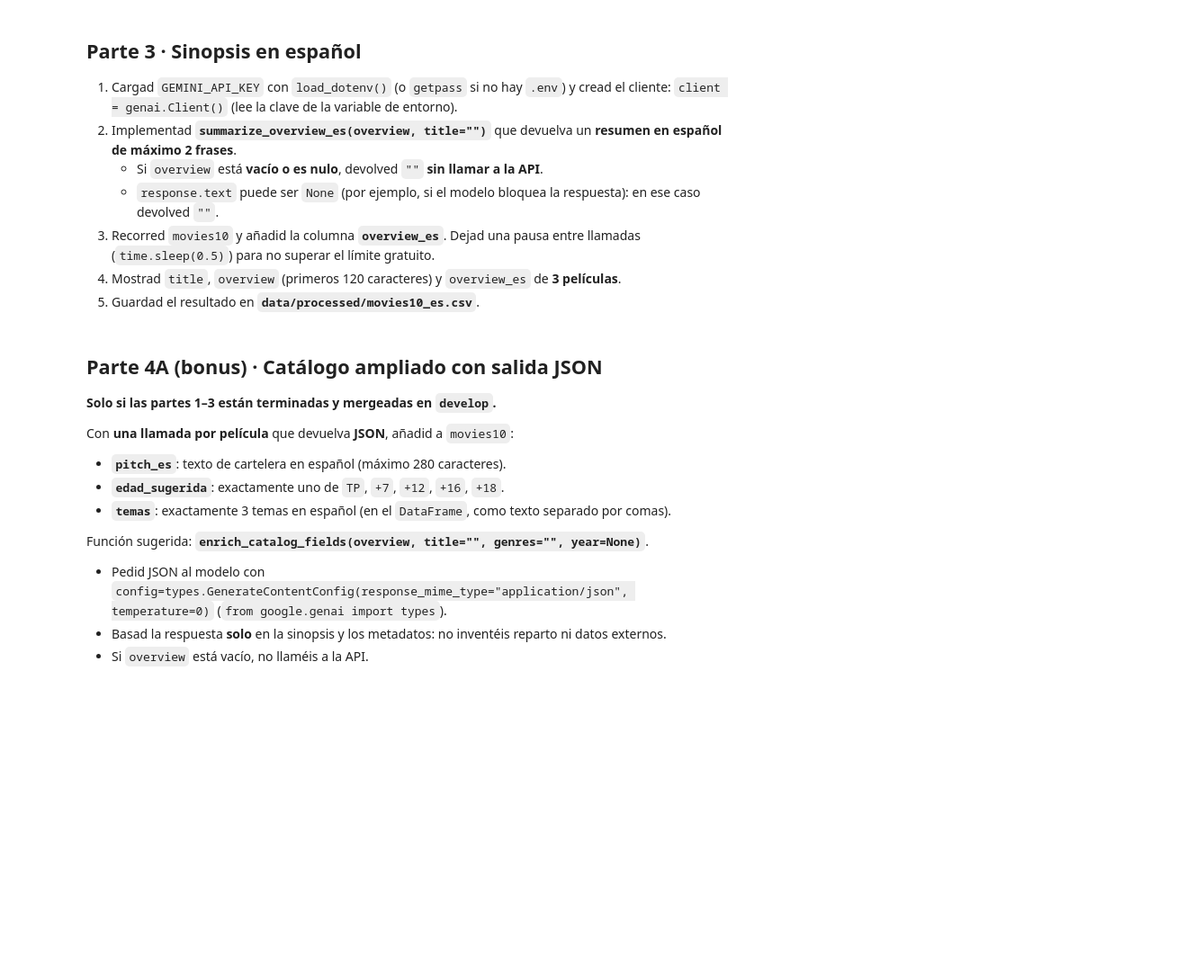
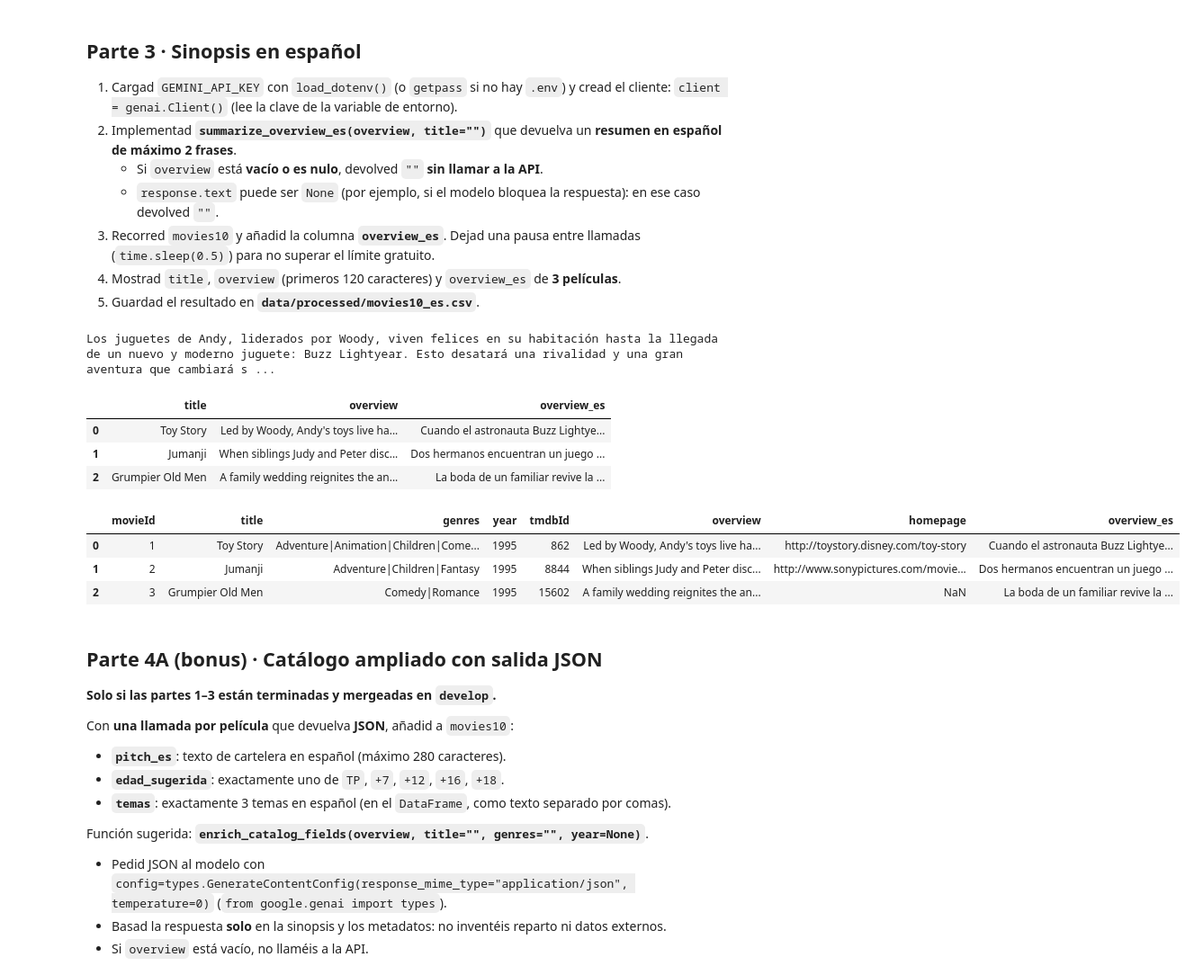
Before and after one commit to susanaferreras/TC01-Catalogo-Peliculas, a Jupyter notebook: notebooks/04_gemini.ipynb, the cells around one changed output. Shown at 90% size. Saved outputs shown, nothing was run; the diff lists cells and outputs as text; code cells hidden in the pictures; blank space fills up the shorter version.

Commit message:
04-Parte_3_Gemini-Notebook04
Entrega de la parte · del Notebook04

```diff
--- a/notebooks/04_gemini.ipynb
+++ b/notebooks/04_gemini.ipynb
@@ -64,8 +83,76 @@ movies10[["title", "overview"]]
 # %%
 # --- Parte 3: overview → overview_es con Gemini ---
 # pip install google-genai python-dotenv
+
+load_dotenv(dotenv_path="../.env", override=True)
+
+client = genai.Client()
+
+# Recibe: overview y título
+# Devuelve: overview_es (traducción en 2 frases)
+def summarize_overview_es(overview, title: str = "") -> str:
+
+    if not str(overview).strip():
+        return "" #s si el overview está vacío, no llamamos a la api
+
+    prompt = (f"Título de la Película: {title}\n"
+              f"Sinopsis original en inglés: {overview}\n\n"
+             "Resume esta sinopsis en español en máximo 2 frases.")
+
+    resp = client.models.generate_content(model=MODEL, contents=prompt)
+    return (resp.text or "").strip()
+
+# probamos con una antes del bucle
+print(summarize_overview_es("Led by Woody, Andy's toys live happily in his room until Andy's birthday brings Buzz Lightyear onto", "Toy Story"))
+# %% [output]
+Los juguetes de Andy, liderados por Woody, viven felices en su habitación hasta la llegada de un nuevo y moderno juguete: Buzz Lightyear. Esto desatará una rivalidad y una gran aventura que cambiará s ...
+# %%
+
+# creamos la columna overview_es
+if "overview_es" not in df_movies10.columns:
+    df_movies10["overview_es"] = ""
+
+# Recorremos movies10 para obtener y asignar lo que nos devuelva la web
+for indice, fila in df_movies10.iterrows():
+
+    respuesta = summarize_overview_es(fila["overview"], fila["title"])
+
+    # volcamos las repuestas si no son vacías
+    if respuesta != "":
+        df_movies10.loc[indice, "overview_es"] = respuesta
+
+    # retardo entre llamadas
+    time.sleep(0.25)
+
+# imprimimos la salida
+pd.set_option("display.max_colwidth", None)
+
+display(df_movies10.head(3)[["title", "overview", "overview_es"]].assign(overview=df_movies10["overview"].str[:100]))
+# %% [output]
+|  | title | overview | overview_es |
+| 0 | Toy Story | Led by Woody, Andy's toys live ha... | Cuando el astronauta Buzz Lightye... |
+| 1 | Jumanji | When siblings Judy and Peter disc... | Dos hermanos encuentran un juego ... |
+| 2 | Grumpier Old Men | A family wedding reignites the an... | La boda de un familiar revive la ... |
 # %%
 # --- Guardar movies10_es.csv ---
+
+# Definimos la ruta de salida y creamos las carpetas si no existen
+ruta = DATA / "processed" / "movies10_es.csv"
+
+ruta.parent.mkdir(parents=True, exist_ok=True)
+
+# Guardamos df_movies10_es sin el índice numérico de pandas
+df_movies10.to_csv(ruta, index=False)
+
+# Mostramos la información del archivo que acabamos de grabar
+movies10_es_new = pd.read_csv(ruta, dtype={"year": "Int64"})
+
+display(movies10_es_new.head(3))
+# %% [output]
+|  | movieId | title | genres | year | tmdbId | overview | homepage | overview_es |
+| 0 | 1 | Toy Story | Adventure|Animation|Children|Come... | 1995 | 862 | Led by Woody, Andy's toys live ha... | http://toystory.disney.com/toy-story | Cuando el astronauta Buzz Lightye... |
+| 1 | 2 | Jumanji | Adventure|Children|Fantasy | 1995 | 8844 | When siblings Judy and Peter disc... | http://www.sonypictures.com/movie... | Dos hermanos encuentran un juego ... |
+| 2 | 3 | Grumpier Old Men | Comedy|Romance | 1995 | 15602 | A family wedding reignites the an... | NaN | La boda de un familiar revive la ... |
 # %% [markdown]
 ## Parte 4A (bonus) · Catálogo ampliado con salida JSON
 
```
Also changed, not shown: parts of 2 cells of this notebook, 1 other file.
